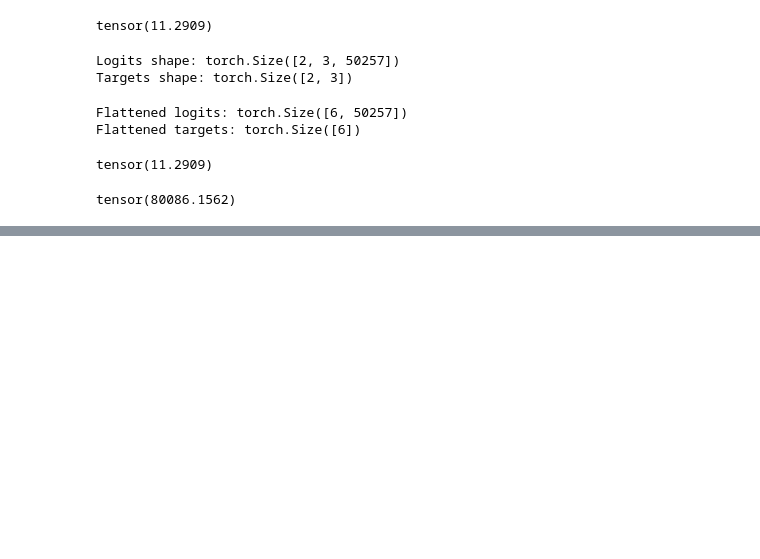
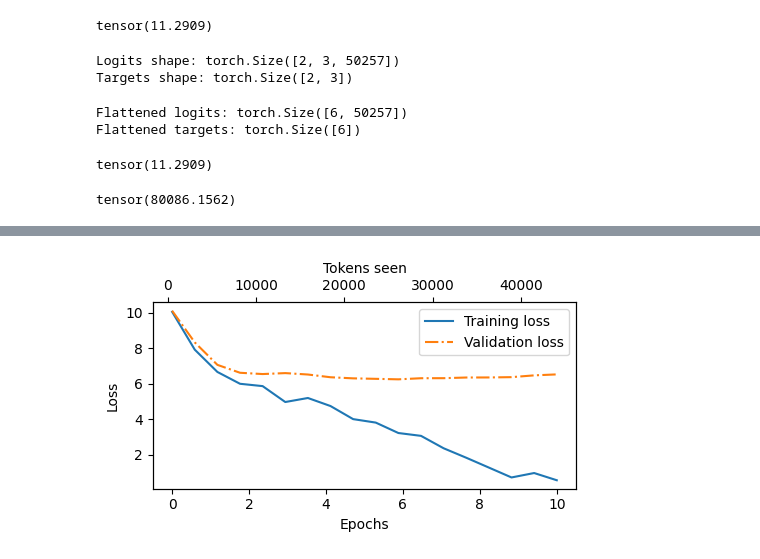
Before and after one commit to Subodh7976/LLM-from-scratch, a Jupyter notebook: ch-05/main.ipynb, the cells around one changed output, grey strips where cells are left out. Drawn from its saved outputs; the diff is of its cells as text; code cells hidden in the pictures; blank space fills up the shorter version.

```diff
--- a/ch-05/main.ipynb
+++ b/ch-05/main.ipynb
@@ -142,0 +244,13 @@ tensor(80086.1562)
+# %%
+def generate_and_print_sample(model, tokenizer, device, start_context):
+    model.eval()
+    context_size = model.pos_emb.weight.shape[0]
+    encoded = text_to_token_ids(start_context, tokenizer).to(device)
+    with torch.no_grad():
+        token_ids = generate_text_simple(
+            model=model, idx=encoded,
+            max_new_tokens=50, context_size=context_size
+        )
+        decoded_text = token_ids_to_text(token_ids, tokenizer)
+        print(decoded_text.replace("\n", " "))
+    model.train()
@@ -142,0 +287,11 @@ tensor(80086.1562)
+# %%
+torch.manual_seed(42)
+model = GPTModel(GPT_CONFIG_124M)
+model.to(device)
+optimizer = torch.optim.AdamW(model.parameters(), lr=0.0004, weight_decay=0.1)
+num_epochs = 10
+train_losses, val_losses, tokens_seen = train_model_simple(
+    model, train_loader, val_loader, optimizer, device,
+    num_epochs=num_epochs, eval_freq=5, eval_iter=1,
+    start_context="Every effort moves you"
+)
@@ -142,0 +316,20 @@ tensor(80086.1562)
+# %%
+import matplotlib.pyplot as plt
+
+def plot_losses(epochs_seen, tokens_seen, train_losses, val_losses):
+    fig, ax1 = plt.subplots(figsize=(5, 3))
+    ax1.plot(epochs_seen, train_losses, label="Training loss")
+    ax1.plot(epochs_seen, val_losses, linestyle="-.", label="Validation loss")
+    ax1.set_xlabel("Epochs")
+    ax1.set_ylabel("Loss")
+    ax1.legend(loc='upper right')
+    ax2 = ax1.twiny()
+    ax2.plot(tokens_seen, train_losses, alpha=0)
+    ax2.set_xlabel("Tokens seen")
+    fig.tight_layout()
+    plt.show()
+
+epochs_tensor = torch.linspace(0, num_epochs, len(train_losses))
+plot_losses(epochs_tensor, tokens_seen, train_losses, val_losses)
+# %% [output]
+[figure, added]
```
Also changed, not shown: parts of 20 cells of this notebook, 2 other files.
